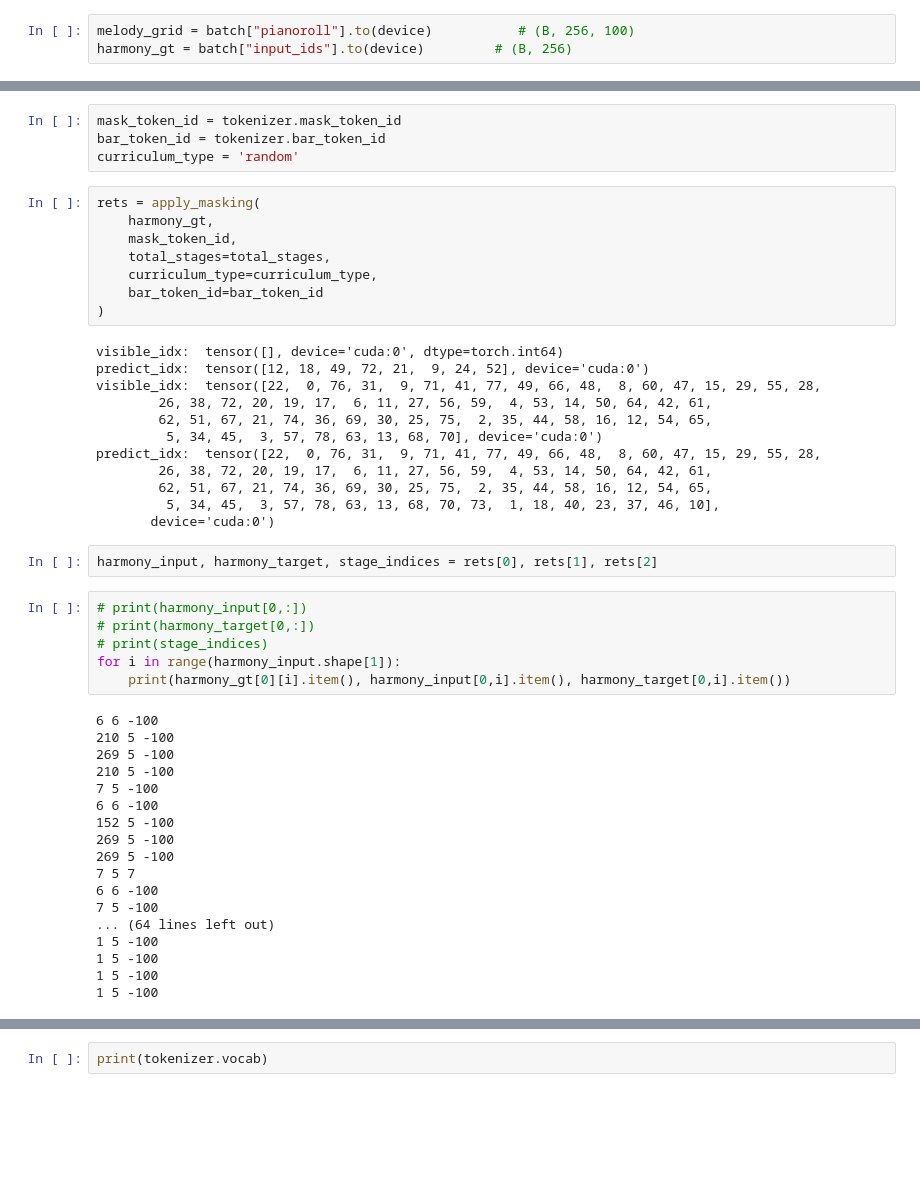
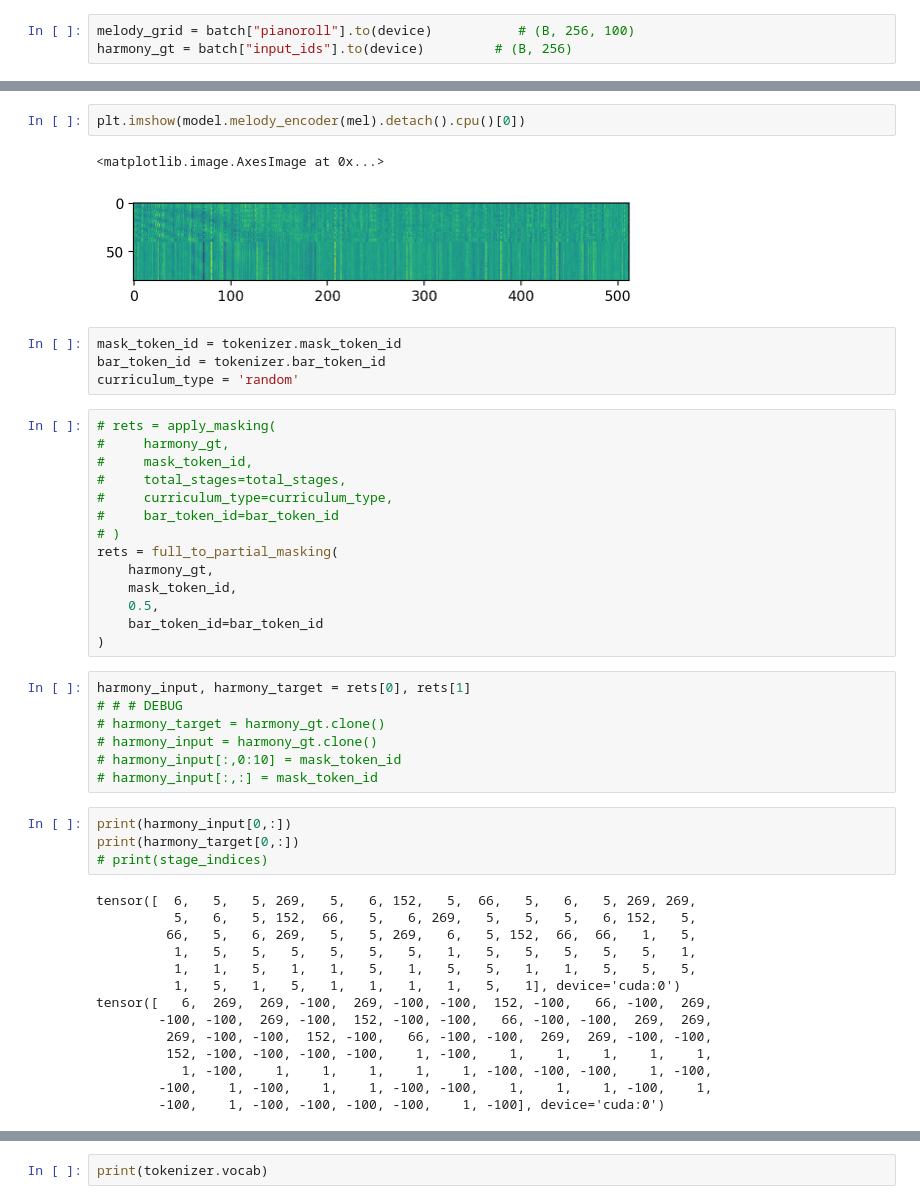
Before and after one commit to maximoskp/DualGridEncoderMelHarm, a Jupyter notebook: test_debug_train.ipynb, the cells around one changed output, grey strips where cells are left out. Saved outputs shown, nothing was run; the diff lists cells and outputs as text; blank space fills up the shorter version.

```diff
--- a/test_debug_train.ipynb
+++ b/test_debug_train.ipynb
@@ -99,50 +117,48 @@ torch.Size([2, 80])
+# %%
+plt.imshow(model.melody_encoder(mel).detach().cpu()[0])
+# %% [output]
+<matplotlib.image.AxesImage at 0x...>
+[figure, added]
 # %%
 mask_token_id = tokenizer.mask_token_id
 bar_token_id = tokenizer.bar_token_id
 curriculum_type = 'random'
 # %%
-rets = apply_masking(
+# rets = apply_masking(
+#     harmony_gt,
+#     mask_token_id,
+#     total_stages=total_stages,
+#     curriculum_type=curriculum_type,
+#     bar_token_id=bar_token_id
+# )
+rets = full_to_partial_masking(
     harmony_gt,
     mask_token_id,
-    total_stages=total_stages,
-    curriculum_type=curriculum_type,
+    0.5,
     bar_token_id=bar_token_id
 )
-# %% [output]
-visible_idx:  tensor([], device='cuda:0', dtype=torch.int64)
-predict_idx:  tensor([12, 18, 49, 72, 21,  9, 24, 52], device='cuda:0')
-visible_idx:  tensor([22,  0, 76, 31,  9, 71, 41, 77, 49, 66, 48,  8, 60, 47, 15, 29, 55, 28,
-        26, 38, 72, 20, 19, 17,  6, 11, 27, 56, 59,  4, 53, 14, 50, 64, 42, 61,
-        62, 51, 67, 21, 74, 36, 69, 30, 25, 75,  2, 35, 44, 58, 16, 12, 54, 65,
-         5, 34, 45,  3, 57, 78, 63, 13, 68, 70], device='cuda:0')
-predict_idx:  tensor([22,  0, 76, 31,  9, 71, 41, 77, 49, 66, 48,  8, 60, 47, 15, 29, 55, 28,
-        26, 38, 72, 20, 19, 17,  6, 11, 27, 56, 59,  4, 53, 14, 50, 64, 42, 61,
-        62, 51, 67, 21, 74, 36, 69, 30, 25, 75,  2, 35, 44, 58, 16, 12, 54, 65,
-         5, 34, 45,  3, 57, 78, 63, 13, 68, 70, 73,  1, 18, 40, 23, 37, 46, 10],
-       device='cuda:0')
 # %%
-harmony_input, harmony_target, stage_indices = rets[0], rets[1], rets[2]
+harmony_input, harmony_target = rets[0], rets[1]
+# # # DEBUG
+# harmony_target = harmony_gt.clone()
+# harmony_input = harmony_gt.clone()
+# harmony_input[:,0:10] = mask_token_id
+# harmony_input[:,:] = mask_token_id
 # %%
-# print(harmony_input[0,:])
-# print(harmony_target[0,:])
+print(harmony_input[0,:])
+print(harmony_target[0,:])
 # print(stage_indices)
-for i in range(harmony_input.shape[1]):
-    print(harmony_gt[0][i].item(), harmony_input[0,i].item(), harmony_target[0,i].item())
 # %% [output]
-6 6 -100
-210 5 -100
-269 5 -100
-210 5 -100
-7 5 -100
-6 6 -100
-152 5 -100
-269 5 -100
-269 5 -100
-7 5 7
-6 6 -100
-7 5 -100
-... (64 lines left out)
-1 5 -100
-1 5 -100
-1 5 -100
-1 5 -100
+tensor([  6,   5,   5, 269,   5,   6, 152,   5,  66,   5,   6,   5, 269, 269,
+          5,   6,   5, 152,  66,   5,   6, 269,   5,   5,   5,   6, 152,   5,
+         66,   5,   6, 269,   5,   5, 269,   6,   5, 152,  66,  66,   1,   5,
+          1,   5,   5,   5,   5,   5,   5,   1,   5,   5,   5,   5,   5,   1,
+          1,   1,   5,   1,   1,   5,   1,   5,   5,   1,   1,   5,   5,   5,
+          1,   5,   1,   5,   1,   1,   1,   1,   5,   1], device='cuda:0')
+tensor([   6,  269,  269, -100,  269, -100, -100,  152, -100,   66, -100,  269,
+        -100, -100,  269, -100,  152, -100, -100,   66, -100, -100,  269,  269,
+         269, -100, -100,  152, -100,   66, -100, -100,  269,  269, -100, -100,
+         152, -100, -100, -100, -100,    1, -100,    1,    1,    1,    1,    1,
+           1, -100,    1,    1,    1,    1,    1, -100, -100, -100,    1, -100,
+        -100,    1, -100,    1,    1, -100, -100,    1,    1,    1, -100,    1,
+        -100,    1, -100, -100, -100, -100,    1, -100], device='cuda:0')
```
Also changed, not shown: parts of 19 cells of this notebook, 11 other files.
